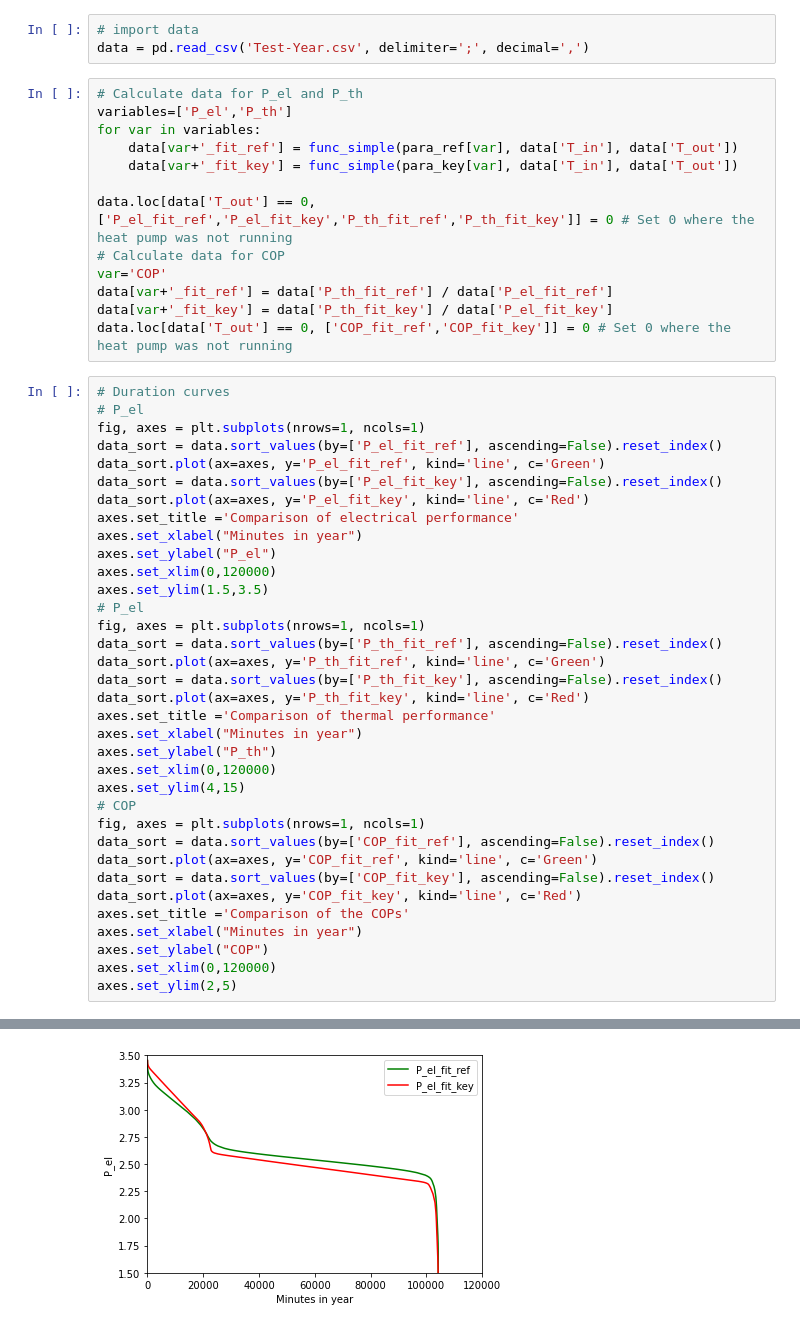
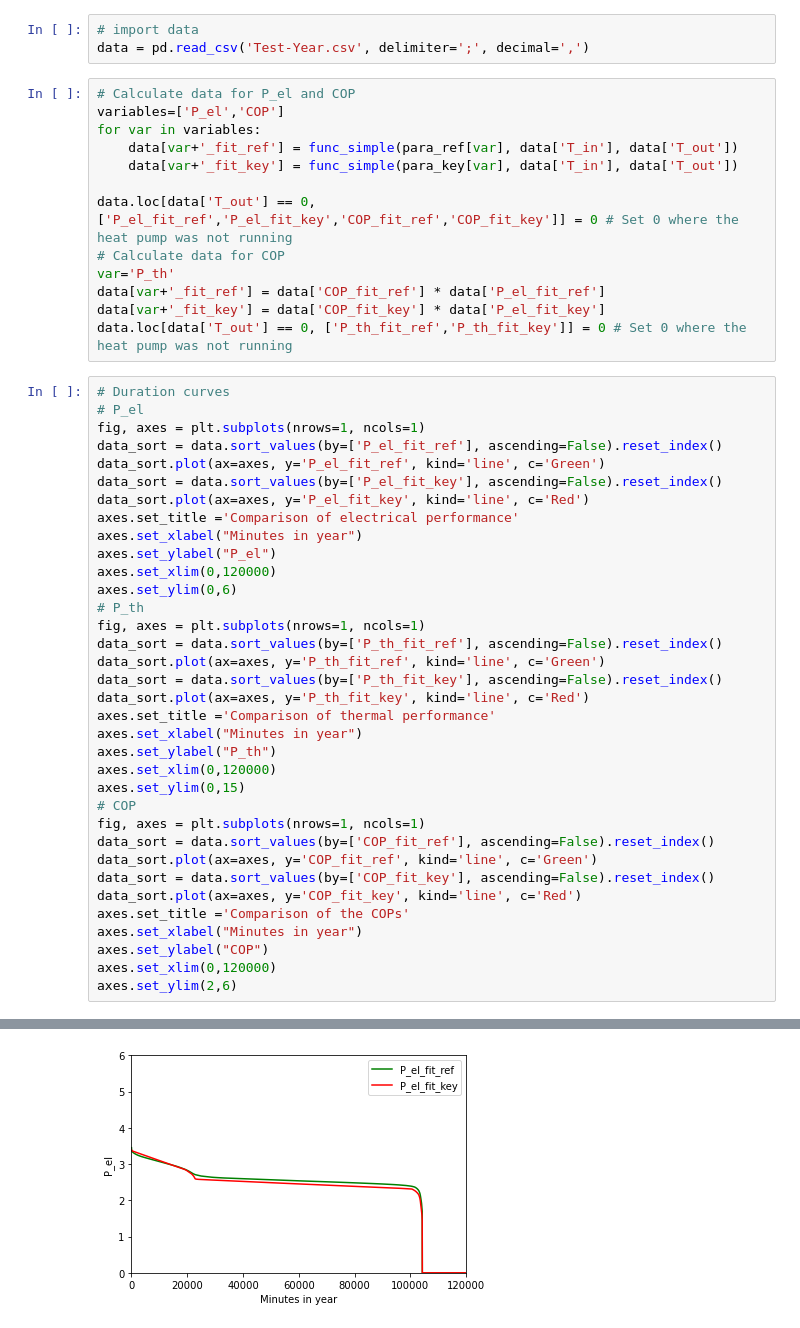
Before and after one commit to FZJ-IEK3-VSA/hplib, a Jupyter notebook: example/StiebelEltronWPL13/heatpump_wpl13_validation.ipynb, the cells around one changed output, grey strips where cells are left out. Drawn from its saved outputs; the diff is of its cells as text.

```diff
--- a/example/StiebelEltronWPL13/heatpump_wpl13_validation.ipynb
+++ b/example/StiebelEltronWPL13/heatpump_wpl13_validation.ipynb
@@ -294,18 +346,18 @@ Input data (outside temperature and flow temperature) are available in 1-minute
 # import data
 data = pd.read_csv('Test-Year.csv', delimiter=';', decimal=',')
 # %%
-# Calculate data for P_el and P_th
-variables=['P_el','P_th']
+# Calculate data for P_el and COP
+variables=['P_el','COP']
 for var in variables:
     data[var+'_fit_ref'] = func_simple(para_ref[var], data['T_in'], data['T_out'])
     data[var+'_fit_key'] = func_simple(para_key[var], data['T_in'], data['T_out'])
 
-data.loc[data['T_out'] == 0, ['P_el_fit_ref','P_el_fit_key','P_th_fit_ref','P_th_fit_key']] = 0 # Set 0 where the heat pump was not running
+data.loc[data['T_out'] == 0, ['P_el_fit_ref','P_el_fit_key','COP_fit_ref','COP_fit_key']] = 0 # Set 0 where the heat pump was not running
 # Calculate data for COP
-var='COP'
-data[var+'_fit_ref'] = data['P_th_fit_ref'] / data['P_el_fit_ref']
-data[var+'_fit_key'] = data['P_th_fit_key'] / data['P_el_fit_key']
-data.loc[data['T_out'] == 0, ['COP_fit_ref','COP_fit_key']] = 0 # Set 0 where the heat pump was not running
+var='P_th'
+data[var+'_fit_ref'] = data['COP_fit_ref'] * data['P_el_fit_ref']
+data[var+'_fit_key'] = data['COP_fit_key'] * data['P_el_fit_key']
+data.loc[data['T_out'] == 0, ['P_th_fit_ref','P_th_fit_key']] = 0 # Set 0 where the heat pump was not running
 # %%
 # Duration curves
 # P_el
@@ -318,8 +370,8 @@ axes.set_title ='Comparison of electrical performance'
 axes.set_xlabel("Minutes in year")
 axes.set_ylabel("P_el")
 axes.set_xlim(0,120000)
-axes.set_ylim(1.5,3.5)
-# P_el
+axes.set_ylim(0,6)
+# P_th
 fig, axes = plt.subplots(nrows=1, ncols=1)
 data_sort = data.sort_values(by=['P_th_fit_ref'], ascending=False).reset_index()
 data_sort.plot(ax=axes, y='P_th_fit_ref', kind='line', c='Green')
@@ -329,7 +381,7 @@ axes.set_title ='Comparison of thermal performance'
 axes.set_xlabel("Minutes in year")
 axes.set_ylabel("P_th")
 axes.set_xlim(0,120000)
-axes.set_ylim(4,15)
+axes.set_ylim(0,15)
 # COP
 fig, axes = plt.subplots(nrows=1, ncols=1)
 data_sort = data.sort_values(by=['COP_fit_ref'], ascending=False).reset_index()
@@ -340,5 +392,5 @@ axes.set_title ='Comparison of the COPs'
 axes.set_xlabel("Minutes in year")
 axes.set_ylabel("COP")
 axes.set_xlim(0,120000)
-axes.set_ylim(2,5)
+axes.set_ylim(2,6)
 # %% [output]
@@ -346 +398 @@ axes.set_ylim(2,5)
-[figure, old version]
+[figure, new version]
```
Also changed, not shown: parts of 26 cells of this notebook, 8 other files.
